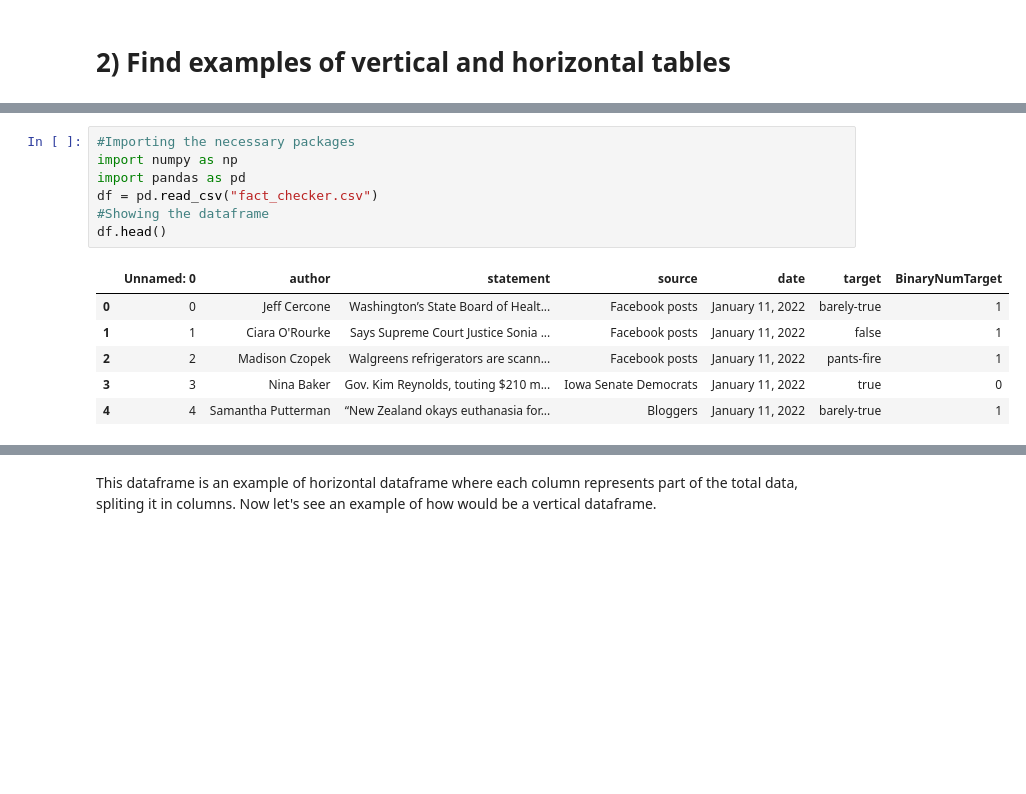
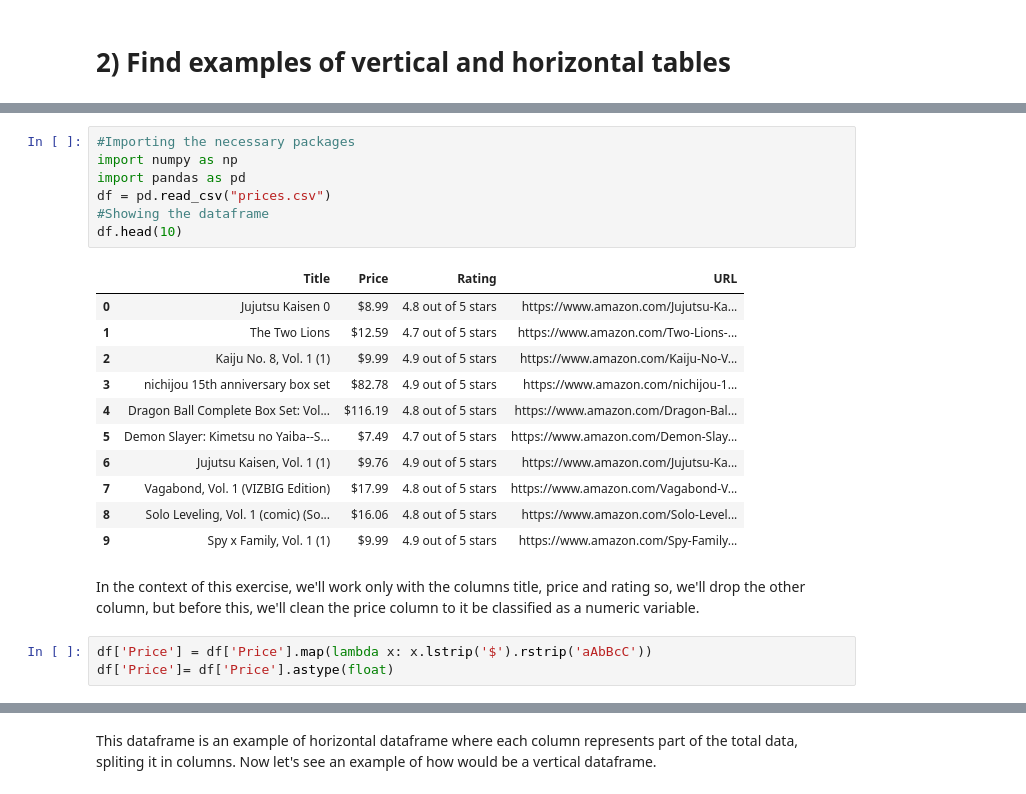
Before and after one commit to Viniciusfcfranca/Atividades-datascience, a Jupyter notebook: Atv. 1 .ipynb, the cells around one changed output, grey strips where cells are left out. Saved outputs shown, nothing was run; the diff lists cells and outputs as text; blank space fills up the shorter version.

```diff
--- a/Atv. 1 .ipynb
+++ b/Atv. 1 .ipynb
@@ -21,14 +33,24 @@ The code used to scrap the data may be found in the following link: https://gith
 # %%
 #Importing the necessary packages
 import numpy as np
 import pandas as pd
-df = pd.read_csv("fact_checker.csv")
+df = pd.read_csv("prices.csv")
 #Showing the dataframe
-df.head()
+df.head(10)
 # %% [output]
-|  | Unnamed: 0 | author | statement | source | date | target | BinaryNumTarget |
-| 0 | 0 | Jeff Cercone | Washington’s State Board of Healt... | Facebook posts | January 11, 2022 | barely-true | 1 |
-| 1 | 1 | Ciara O'Rourke | Says Supreme Court Justice Sonia ... | Facebook posts | January 11, 2022 | false | 1 |
-| 2 | 2 | Madison Czopek | Walgreens refrigerators are scann... | Facebook posts | January 11, 2022 | pants-fire | 1 |
-| 3 | 3 | Nina Baker | Gov. Kim Reynolds, touting $210 m... | Iowa Senate Democrats | January 11, 2022 | true | 0 |
-| 4 | 4 | Samantha Putterman | “New Zealand okays euthanasia for... | Bloggers | January 11, 2022 | barely-true | 1 |
+|  | Title | Price | Rating | URL |
+| 0 | Jujutsu Kaisen 0 | $8.99 | 4.8 out of 5 stars | https://www.amazon.com/Jujutsu-Ka... |
+| 1 | The Two Lions | $12.59 | 4.7 out of 5 stars | https://www.amazon.com/Two-Lions-... |
+| 2 | Kaiju No. 8, Vol. 1 (1) | $9.99 | 4.9 out of 5 stars | https://www.amazon.com/Kaiju-No-V... |
+| 3 | nichijou 15th anniversary box set | $82.78 | 4.9 out of 5 stars | https://www.amazon.com/nichijou-1... |
+| 4 | Dragon Ball Complete Box Set: Vol... | $116.19 | 4.8 out of 5 stars | https://www.amazon.com/Dragon-Bal... |
+| 5 | Demon Slayer: Kimetsu no Yaiba--S... | $7.49 | 4.7 out of 5 stars | https://www.amazon.com/Demon-Slay... |
+| 6 | Jujutsu Kaisen, Vol. 1 (1) | $9.76 | 4.9 out of 5 stars | https://www.amazon.com/Jujutsu-Ka... |
+| 7 | Vagabond, Vol. 1 (VIZBIG Edition) | $17.99 | 4.8 out of 5 stars | https://www.amazon.com/Vagabond-V... |
+| 8 | Solo Leveling, Vol. 1 (comic) (So... | $16.06 | 4.8 out of 5 stars | https://www.amazon.com/Solo-Level... |
+| 9 | Spy x Family, Vol. 1 (1) | $9.99 | 4.9 out of 5 stars | https://www.amazon.com/Spy-Family... |
+# %% [markdown]
+In the context of this exercise, we'll work only with the columns title, price and rating so, we'll drop the other column, but before this, we'll clean the price column to it be classified as a numeric variable.
+# %%
+df['Price'] = df['Price'].map(lambda x: x.lstrip('$').rstrip('aAbBcC'))
+df['Price']= df['Price'].astype(float)
```
Also changed, not shown: parts of 22 cells of this notebook.
